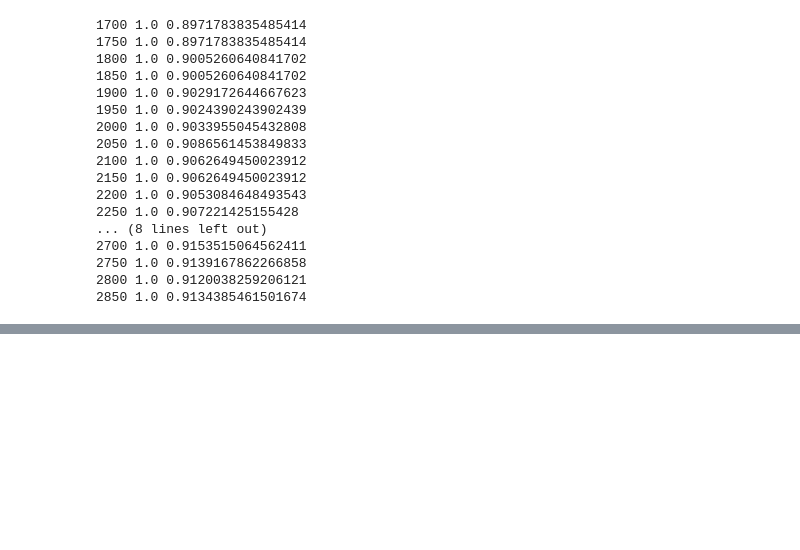
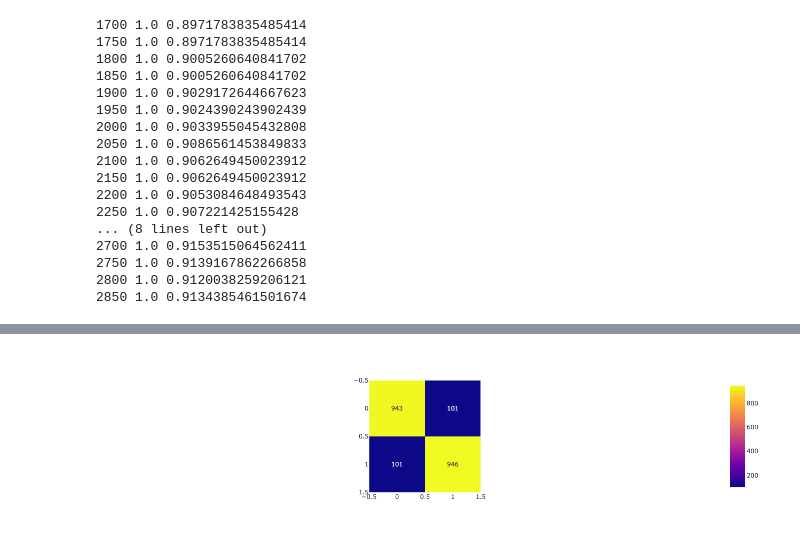
Before and after one commit to vyacheslav-ku/vkdanu, a Jupyter notebook: practical_task_1/fake_news.ipynb, the cells around one changed output, grey strips where cells are left out. Saved outputs shown, nothing was run; the diff lists cells and outputs as text; code cells hidden in the pictures; blank space fills up the shorter version.

```diff
--- a/practical_task_1/fake_news.ipynb
+++ b/practical_task_1/fake_news.ipynb
@@ -206,0 +257,11 @@ fig.show()
+# %%
+vectorizer = TFIDFVectorizer(max_features=2000, stop_words=stops,
+                             # max_df=0.5,
+                             # min_df=5
+                             )
+train_tfidf = vectorizer.fit_transform(X_train)
+test_tfidf = vectorizer.transform(X_test)
+clf = PassiveAggressiveClassifier(max_iter=1000, random_state=0, tol=1e-3)
+clf.fit(train_tfidf, y_train)
+y_train_pred = clf.predict(train_tfidf)
+y_test_pred = clf.predict(test_tfidf)
@@ -206,0 +280,5 @@ fig.show()
+# %%
+fig = px.imshow(confusion_matrix(y_test, y_test_pred), text_auto=True)
+fig.show()
+# %% [output]
+[figure, added]
```
Also changed, not shown: parts of 16 cells of this notebook, 6 other files.
